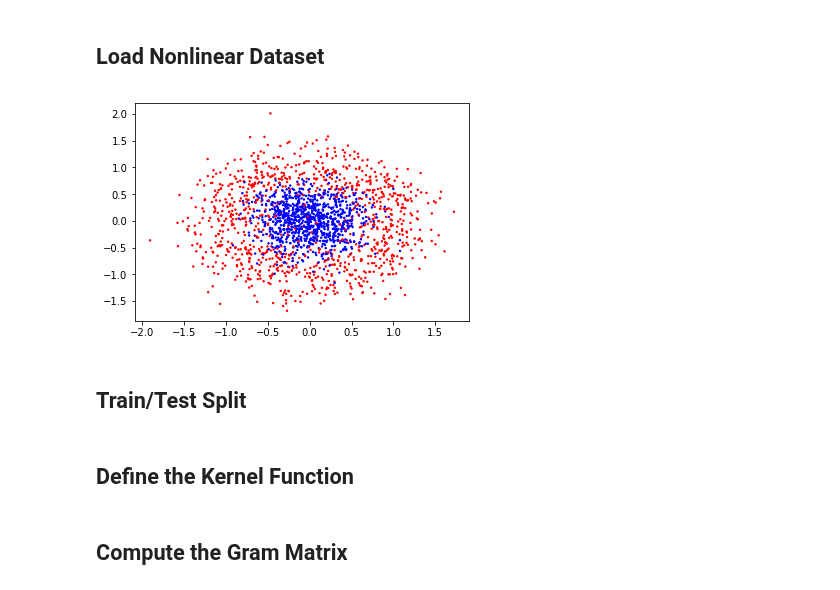
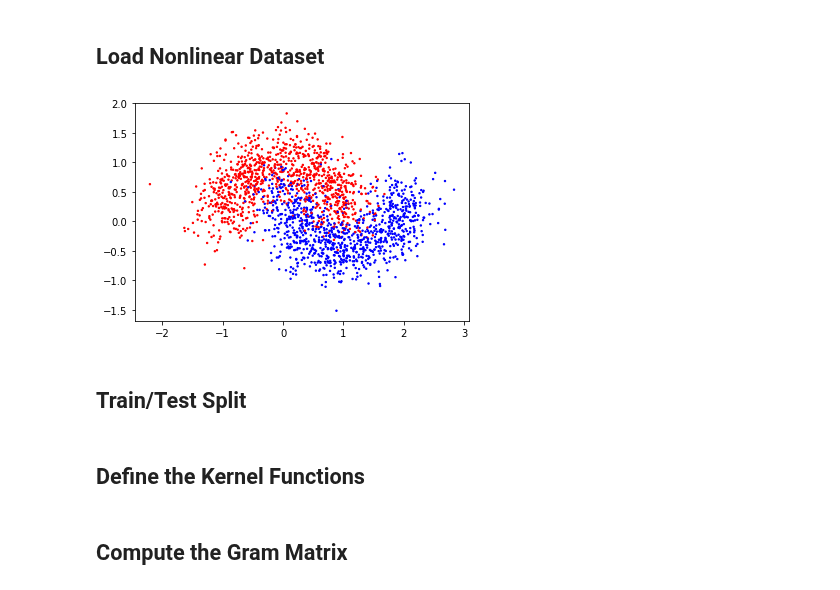
Before and after one commit to zetongqi/machine-learning-demos, a Jupyter notebook: kernel_svm.ipynb, the cells around one changed output. Saved outputs shown, nothing was run; the diff lists cells and outputs as text; code cells hidden in the pictures.

```diff
--- a/kernel_svm.ipynb
+++ b/kernel_svm.ipynb
@@ -11,16 +11,16 @@ from numpy import linalg as LA
 # %% [markdown]
 ## Load Nonlinear Dataset
 # %%
-X, y = make_circles(n_samples=2000, factor=0.2, noise=0.3)
+X, y = make_moons(n_samples=2000, noise=0.3)
 colors = ['red','blue']
 plt.scatter(X[:, 0], X[:, 1], c=y, cmap=matplotlib.colors.ListedColormap(colors), s=2)
 y[y == 0] = -1
 # %% [output]
-[figure, old version]
+[figure, new version]
 # %% [markdown]
 ## Train/Test Split
 # %%
 seed = 1
 X_train, X_test, y_train, y_test = train_test_split(X, y, test_size=0.2, random_state=seed)
 # %% [markdown]
-## Define the Kernel Function
+## Define the Kernel Functions
```
Also changed, not shown: parts of 7 cells of this notebook.
